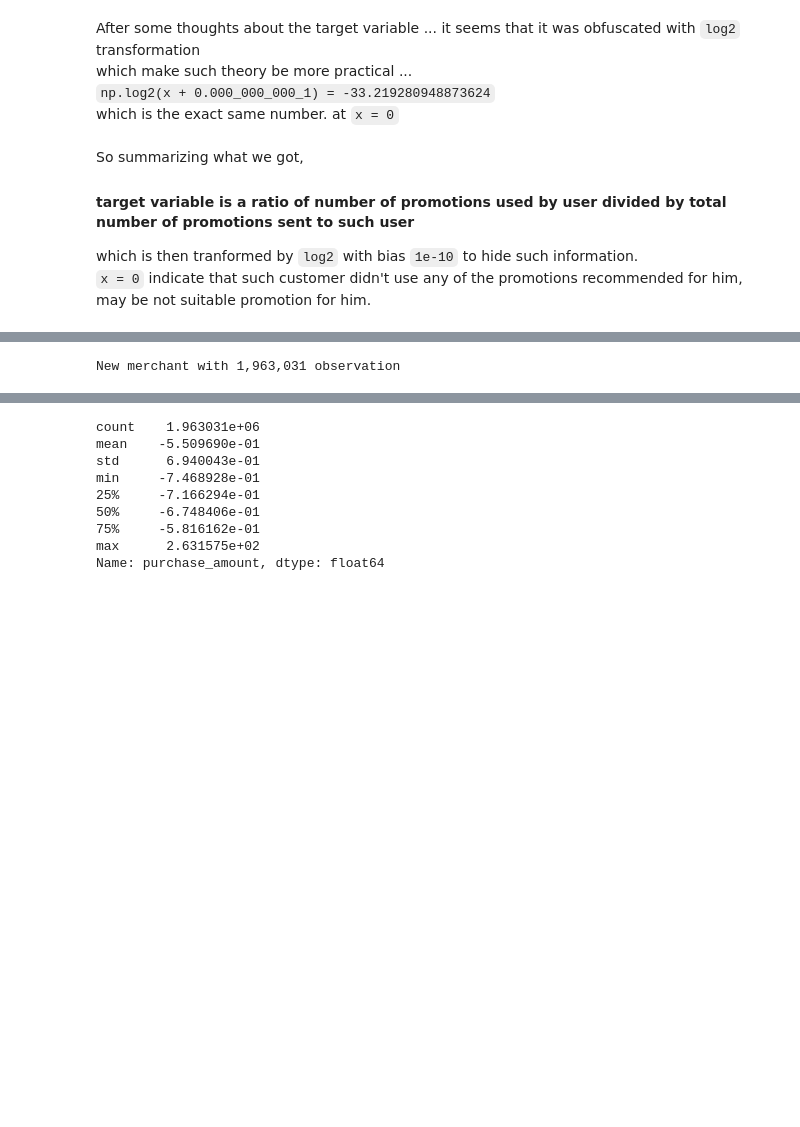
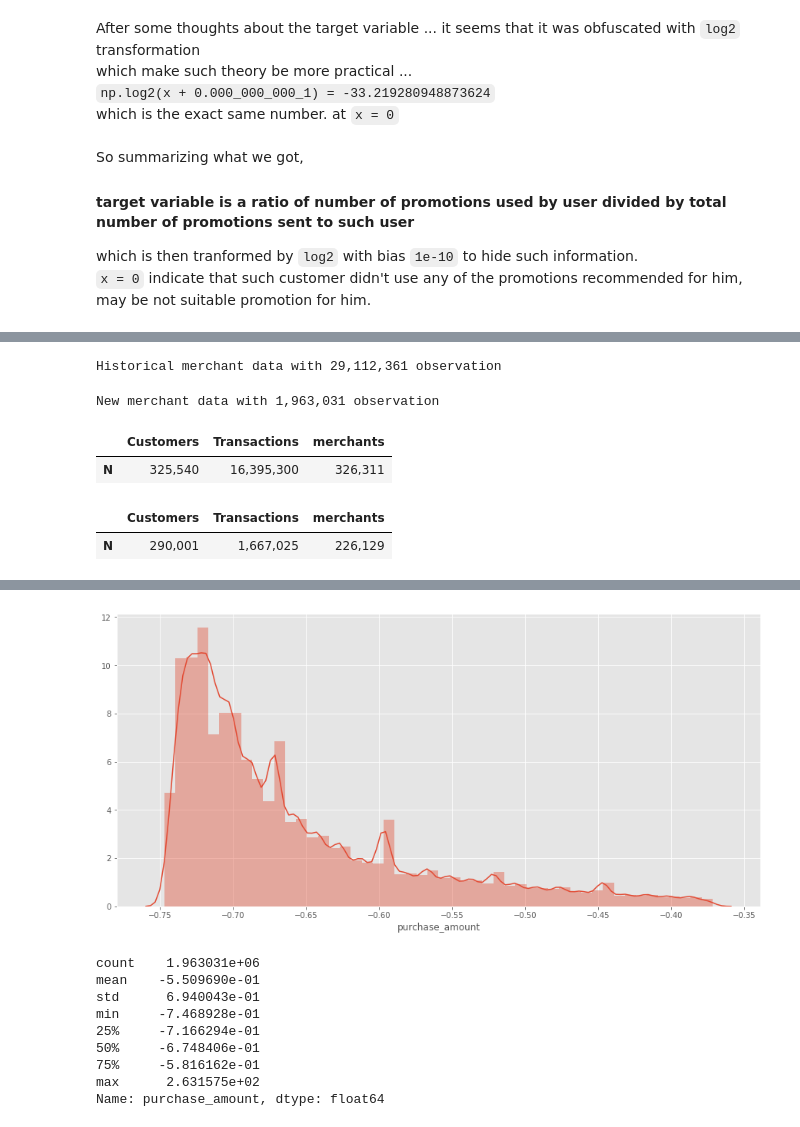
Before and after one commit to Marwan-Mostafa7/Elo, a Jupyter notebook: Elo EDA and Feature Engineering.ipynb, the cells around one changed output, grey strips where cells are left out. Saved outputs shown, nothing was run; the diff lists cells and outputs as text; code cells hidden in the pictures; blank space fills up the shorter version.

```diff
--- a/Elo EDA and Feature Engineering.ipynb
+++ b/Elo EDA and Feature Engineering.ipynb
@@ -77,10 +165,32 @@ which is then tranformed by `log2` with bias `1e-10` to hide such information.<b
 # %%
-new_merch = pd.read_csv('new_merchant_transactions.csv')
-#merchants = pd.read_csv('merchants.csv')
+new_merch = pd.read_csv('new_merchant_transactions.csv', parse_dates=['purchase_date'])
+hist_merch = pd.read_csv('historical_transactions.csv', parse_dates=['purchase_date'])
+# %%
+print("Historical merchant data with {:,} observation".format(hist_merch.shape[0]))
+# %% [output]
+Historical merchant data with 29,112,361 observation
 # %%
-print("New merchant with {:,} observation".format(new_merch.shape[0]))
+print("New merchant data with {:,} observation".format(new_merch.shape[0]))
 # %% [output]
-New merchant with 1,963,031 observation
+New merchant data with 1,963,031 observation
+# %%
+pd.DataFrame([{
+    'Customers': f'{hist_merch.card_id.nunique():,}',
+    'merchants': f'{hist_merch.merchant_id.nunique():,}',
+    'Transactions': f'{hist_merch.purchase_date.nunique():,}',
+}]).rename(index = {0: "N"})
+# %% [output]
+|  | Customers | Transactions | merchants |
+| N | 325,540 | 16,395,300 | 326,311 |
+# %%
+pd.DataFrame([{
+    'Customers': f'{new_merch.card_id.nunique():,}',
+    'merchants': f'{new_merch.merchant_id.nunique():,}',
+    'Transactions': f'{new_merch.purchase_date.nunique():,}',
+}]).rename(index = {0: "N"})
+# %% [output]
+|  | Customers | Transactions | merchants |
+| N | 290,001 | 1,667,025 | 226,129 |
 # %%
 new_merch.head()
 # %% [output]
@@ -90,6 +200,12 @@ new_merch.head()
 | 2 | Y | C_ID_415bb3a509 | 330 | N | 1 | B | 507 | ... |
 | 3 | Y | C_ID_415bb3a509 | -1 | Y | 1 | B | 661 | ... |
 | 4 | Y | C_ID_ef55cf8d4b | -1 | Y | 1 | B | 166 | ... |
+# %%
+plt.figure(figsize=(15,7))
+sns.distplot(new_merch[new_merch['purchase_amount']< new_merch['purchase_amount'].quantile(0.9)]['purchase_amount'])
+plt.show()
+# %% [output]
+[figure, added]
 # %%
 new_merch['purchase_amount'].describe()
 # %% [output]
```
Also changed, not shown: parts of 79 cells of this notebook.
